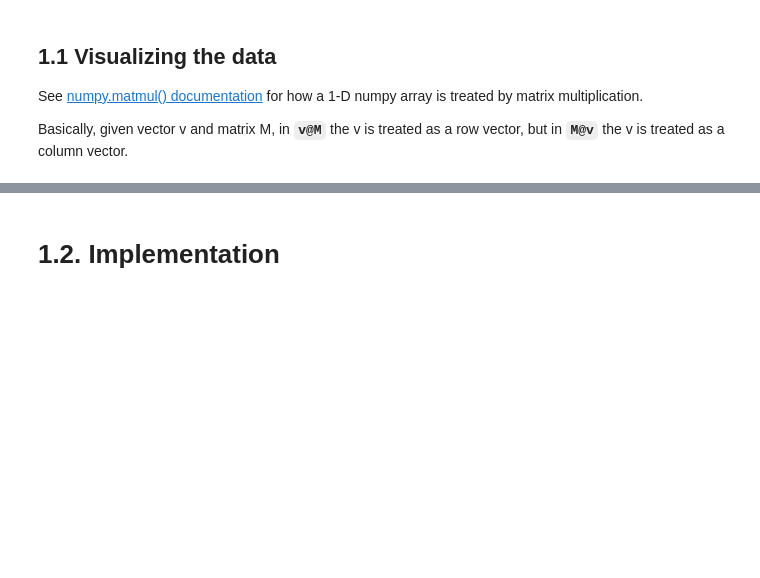
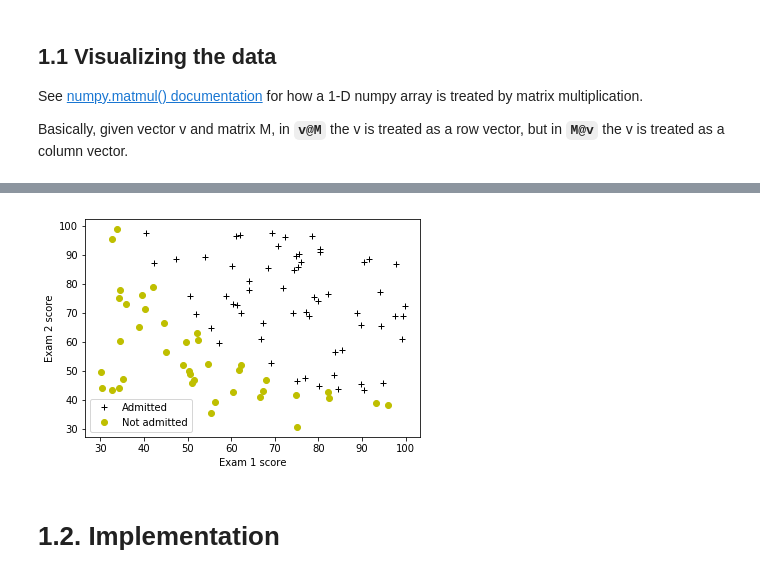
Before and after one commit to dean-e-peterson/datasci-ng-reimplementation, a Jupyter notebook: ex/Ex2.ipynb, the cells around one changed output, grey strips where cells are left out. Drawn from its saved outputs; the diff is of its cells as text; code cells hidden in the pictures; blank space fills up the shorter version.

```diff
--- a/ex/Ex2.ipynb
+++ b/ex/Ex2.ipynb
@@ -82,15 +98,25 @@ neg = np.where(y == 0)
 # %%
-# Save lists of "lines" created (l1...) for the legend below.
-l1 = plt.plot(X[pos, 0], X[pos, 1], 'k+', label='Admitted')
-l2 = plt.plot(X[neg, 0], X[neg, 1], 'yo', label='Not admitted')
+def plotData(X, y):
+    pos = np.where(y == 1)
+    neg = np.where(y == 0)
 
-# plt.legend() puts one legend entry for each data point,
-# so pick just the first point from each class and specify those.
-plt.legend((l1[0], l2[0]), (l1[0].get_label(), l2[0].get_label()))
+    # Save lists of "lines" created (l1...) for the legend below.
+    l1 = plt.plot(X[pos, 0], X[pos, 1], 'k+', label='Admitted')
+    l2 = plt.plot(X[neg, 0], X[neg, 1], 'yo', label='Not admitted')
 
-plt.xlabel('Exam 1 score')
-plt.ylabel('Exam 2 score')
-plt.show()
+    # plt.legend() puts one legend entry for each data point,
+    # so pick just the first point from each class and specify those.
+    plt.legend((l1[0], l2[0]), (l1[0].get_label(), l2[0].get_label()))
+
+    plt.xlabel('Exam 1 score')
+    plt.ylabel('Exam 2 score')
+
+    # plt.show() # Commented in case want to add more before showing.
+# %%
+plotData(X, y)
+# with %matplotlib inline, shows automatically at end of cell.
+# %% [output]
+[figure, added]
 # %% [markdown]
 # 1.2. Implementation
 # %%
```
Also changed, not shown: parts of 31 cells of this notebook.
